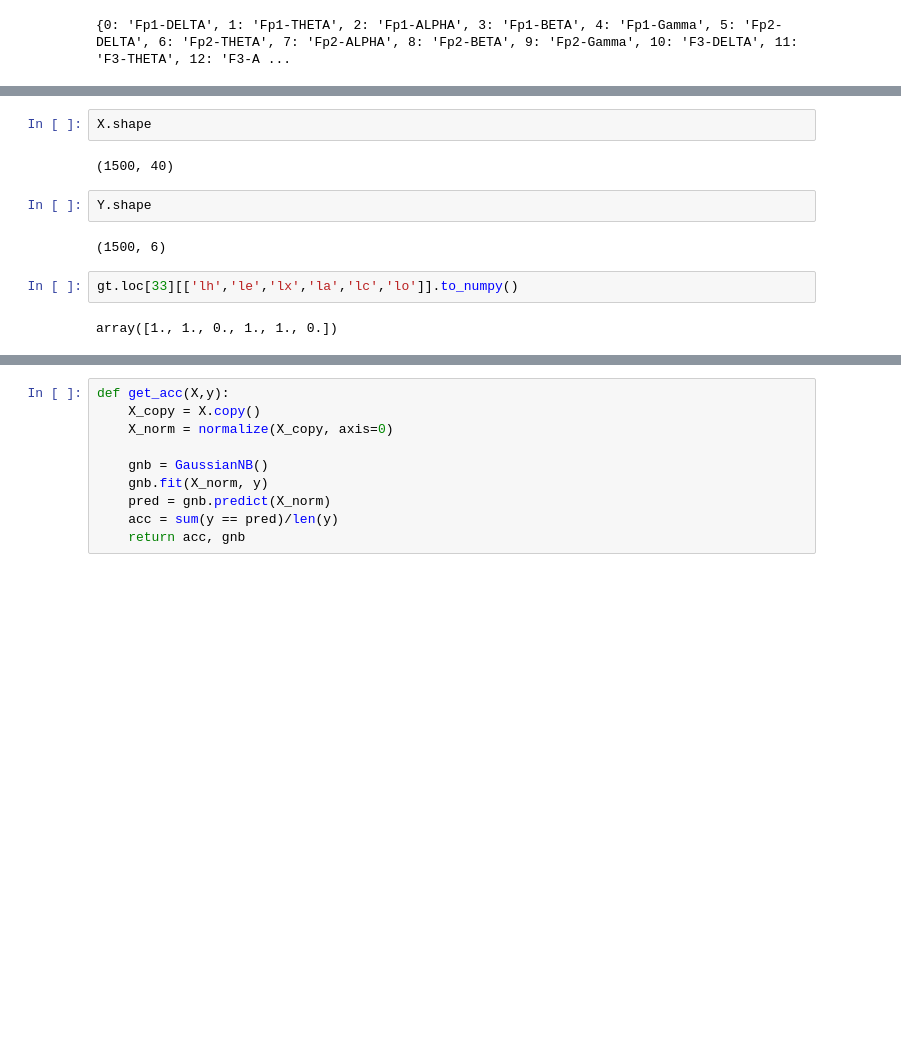
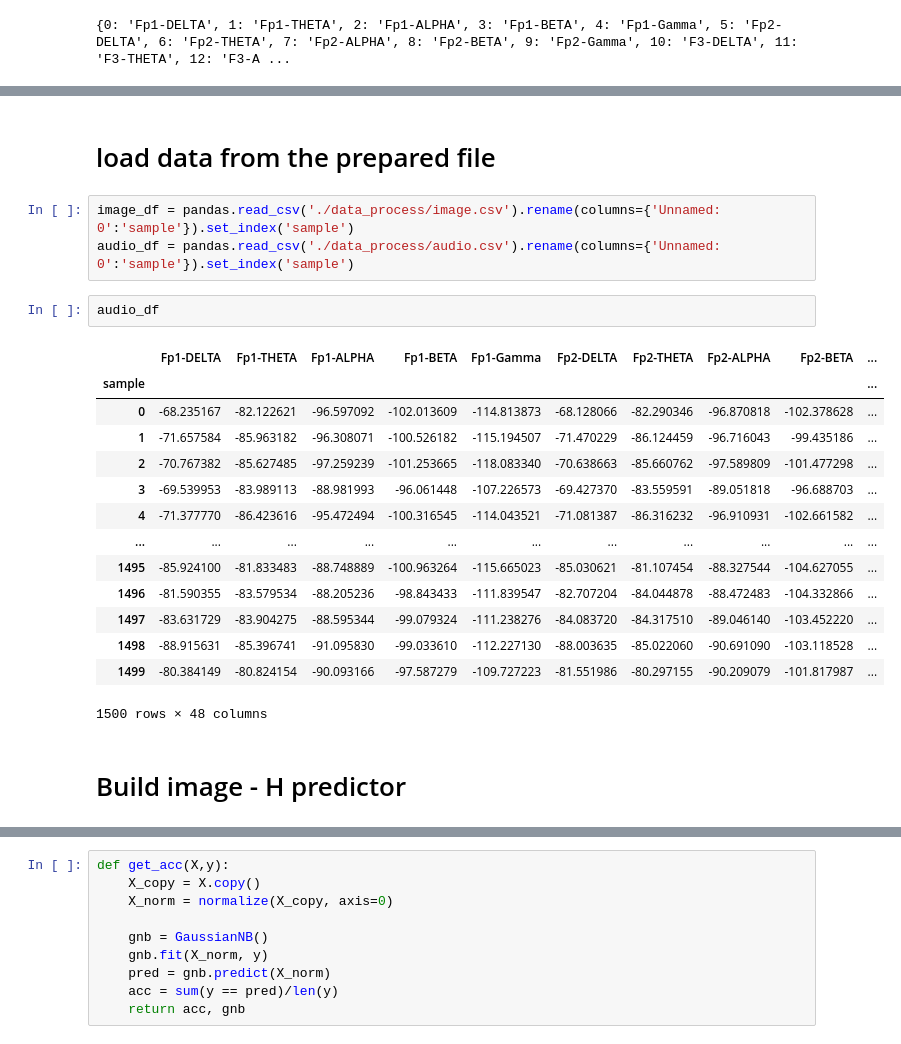
Before and after one commit to akraradets/2021JanHCI, a Jupyter notebook: 3-preprocess/9-report.ipynb, the cells around one changed output, grey strips where cells are left out. Cells and saved outputs as stored; diff of their text form; blank space fills up the shorter version.

Commit message:
predictor 1

```diff
--- a/3-preprocess/9-report.ipynb
+++ b/3-preprocess/9-report.ipynb
@@ -389,12 +249,24 @@ df
-# %%
-X.shape
-# %% [output]
-(1500, 40)
-# %%
-Y.shape
-# %% [output]
-(1500, 6)
-# %%
-gt.loc[33][['lh','le','lx','la','lc','lo']].to_numpy()
-# %% [output]
-array([1., 1., 0., 1., 1., 0.])
+# %% [markdown]
+# load data from the prepared file
+# %%
+image_df = pandas.read_csv('./data_process/image.csv').rename(columns={'Unnamed: 0':'sample'}).set_index('sample')
+audio_df = pandas.read_csv('./data_process/audio.csv').rename(columns={'Unnamed: 0':'sample'}).set_index('sample')
+# %%
+audio_df
+# %% [output]
+|  | Fp1-DELTA | Fp1-THETA | Fp1-ALPHA | Fp1-BETA | Fp1-Gamma | Fp2-DELTA | Fp2-THETA | Fp2-ALPHA | Fp2-BETA | ... |
+| sample |  |  |  |  |  |  |  |  |  | ... |
+| 0 | -68.235167 | -82.122621 | -96.597092 | -102.013609 | -114.813873 | -68.128066 | -82.290346 | -96.870818 | -102.378628 | ... |
+| 1 | -71.657584 | -85.963182 | -96.308071 | -100.526182 | -115.194507 | -71.470229 | -86.124459 | -96.716043 | -99.435186 | ... |
+| 2 | -70.767382 | -85.627485 | -97.259239 | -101.253665 | -118.083340 | -70.638663 | -85.660762 | -97.589809 | -101.477298 | ... |
+| 3 | -69.539953 | -83.989113 | -88.981993 | -96.061448 | -107.226573 | -69.427370 | -83.559591 | -89.051818 | -96.688703 | ... |
+| 4 | -71.377770 | -86.423616 | -95.472494 | -100.316545 | -114.043521 | -71.081387 | -86.316232 | -96.910931 | -102.661582 | ... |
+| ... | ... | ... | ... | ... | ... | ... | ... | ... | ... | ... |
+| 1495 | -85.924100 | -81.833483 | -88.748889 | -100.963264 | -115.665023 | -85.030621 | -81.107454 | -88.327544 | -104.627055 | ... |
+| 1496 | -81.590355 | -83.579534 | -88.205236 | -98.843433 | -111.839547 | -82.707204 | -84.044878 | -88.472483 | -104.332866 | ... |
+| 1497 | -83.631729 | -83.904275 | -88.595344 | -99.079324 | -111.238276 | -84.083720 | -84.317510 | -89.046140 | -103.452220 | ... |
+| 1498 | -88.915631 | -85.396741 | -91.095830 | -99.033610 | -112.227130 | -88.003635 | -85.022060 | -90.691090 | -103.118528 | ... |
+| 1499 | -80.384149 | -80.824154 | -90.093166 | -97.587279 | -109.727223 | -81.551986 | -80.297155 | -90.209079 | -101.817987 | ... |
+1500 rows × 48 columns
+# %% [markdown]
+# Build image - H predictor
```
Also changed, not shown: parts of 23 cells of this notebook, 1 other file.
